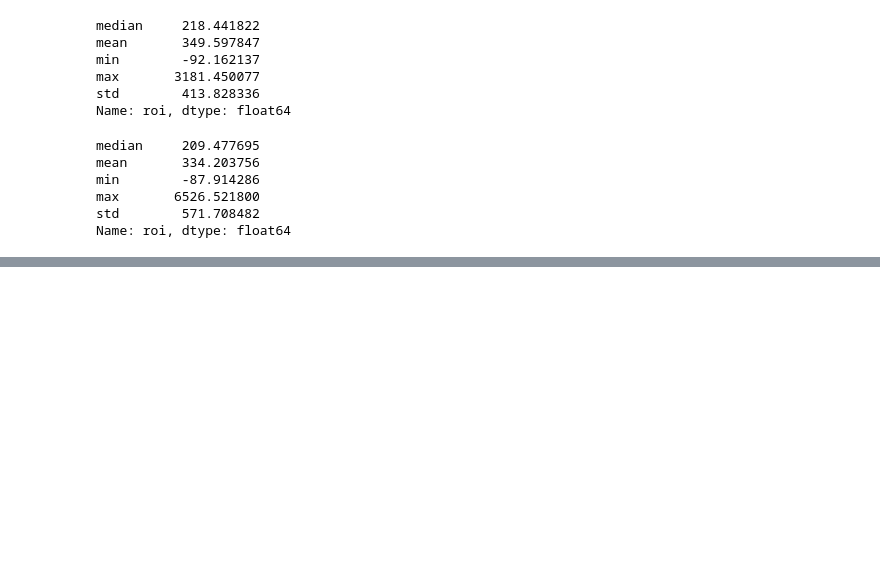
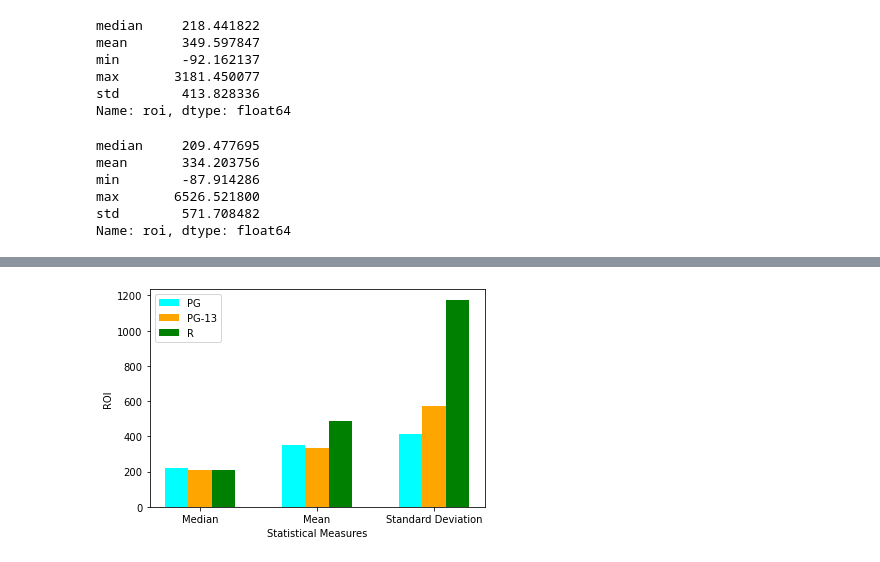
Before and after one commit to halemade/film_recommendations, a Jupyter notebook: ratings.ipynb, the cells around one changed output, grey strips where cells are left out. Drawn from its saved outputs; the diff is of its cells as text; code cells hidden in the pictures; blank space fills up the shorter version.

```diff
--- a/ratings.ipynb
+++ b/ratings.ipynb
@@ -424,0 +424,20 @@ Name: roi, dtype: float64
+# %%
+#aggregate graph
+# create data
+x = np.arange(3)
+y1 = list(pg['roi'].agg(['median','mean', 'std']))
+y2 = list(pg_13['roi'].agg(['median','mean','std']))
+y3 = list(r['roi'].agg(['median','mean','std']))
+width = 0.2
+
+# plot data in grouped manner of bar type
+plt.bar(x-0.2, y1, width, color='cyan')
+plt.bar(x, y2, width, color='orange')
+plt.bar(x+0.2, y3, width, color='green')
+plt.xticks(x, ['Median', 'Mean', 'Standard Deviation'])
+plt.xlabel("Statistical Measures")
+plt.ylabel("ROI")
+plt.legend(["PG", "PG-13", "R"])
+plt.show()
+# %% [output]
+[figure, added]
```
Also changed, not shown: parts of 8 cells of this notebook, 1 other file.
